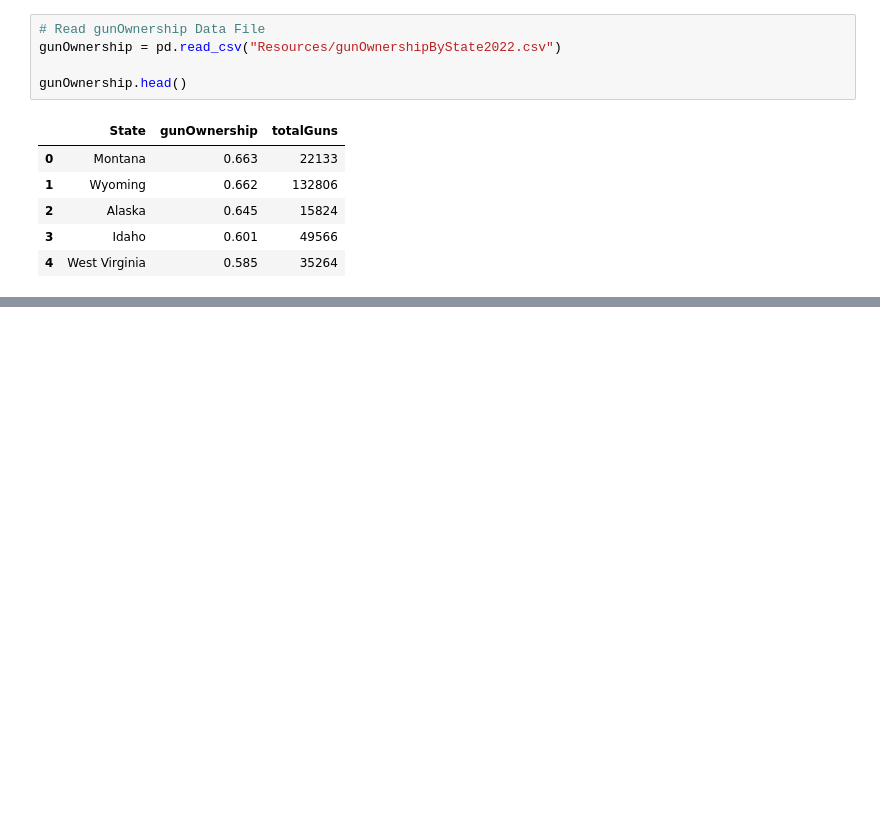
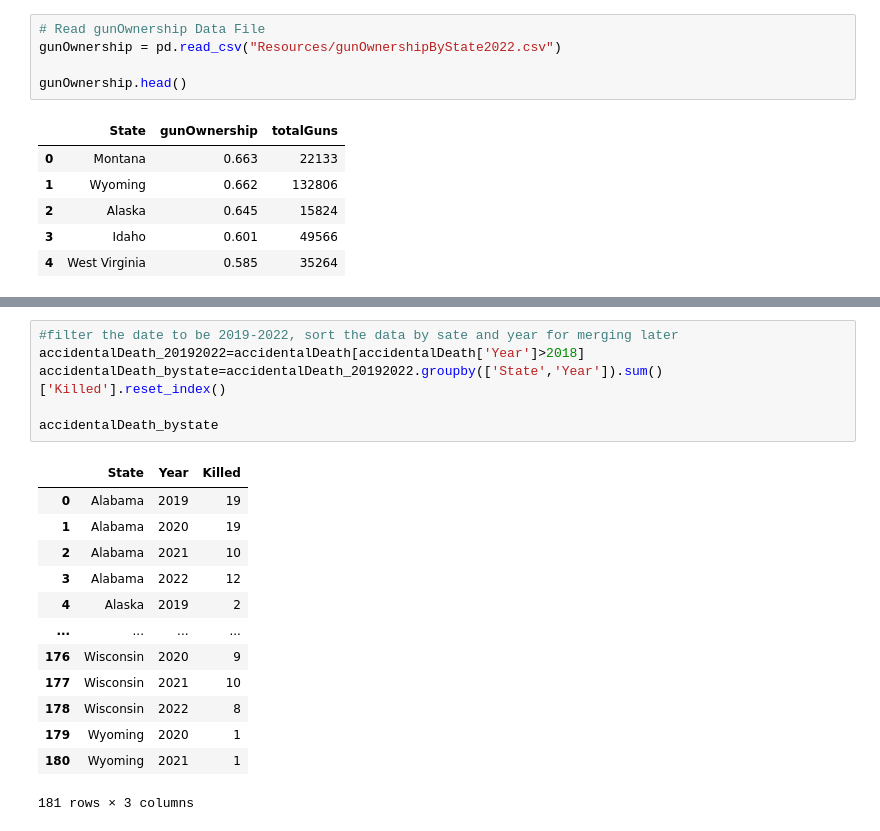
Before and after one commit to aimeevu/project-3-group-e, a Jupyter notebook: gunviolence/gundata_clean_load.ipynb, the cells around one changed output, grey strips where cells are left out. Saved outputs shown, nothing was run; the diff lists cells and outputs as text; blank space fills up the shorter version.

```diff
--- a/gunviolence/gundata_clean_load.ipynb
+++ b/gunviolence/gundata_clean_load.ipynb
@@ -164,0 +191,20 @@ gunOwnership.head()
+# %%
+#filter the date to be 2019-2022, sort the data by sate and year for merging later
+accidentalDeath_20192022=accidentalDeath[accidentalDeath['Year']>2018]
+accidentalDeath_bystate=accidentalDeath_20192022.groupby(['State','Year']).sum()['Killed'].reset_index()
+
+accidentalDeath_bystate
+# %% [output]
+|  | State | Year | Killed |
+| 0 | Alabama | 2019 | 19 |
+| 1 | Alabama | 2020 | 19 |
+| 2 | Alabama | 2021 | 10 |
+| 3 | Alabama | 2022 | 12 |
+| 4 | Alaska | 2019 | 2 |
+| ... | ... | ... | ... |
+| 176 | Wisconsin | 2020 | 9 |
+| 177 | Wisconsin | 2021 | 10 |
+| 178 | Wisconsin | 2022 | 8 |
+| 179 | Wyoming | 2020 | 1 |
+| 180 | Wyoming | 2021 | 1 |
+181 rows × 3 columns
```
Also changed, not shown: parts of 5 cells of this notebook, 1 other file.
